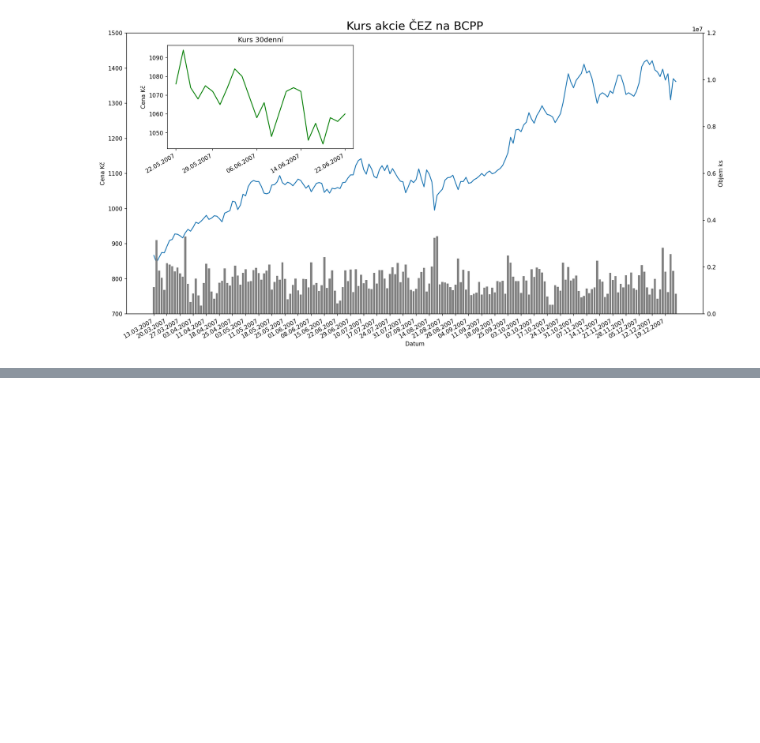
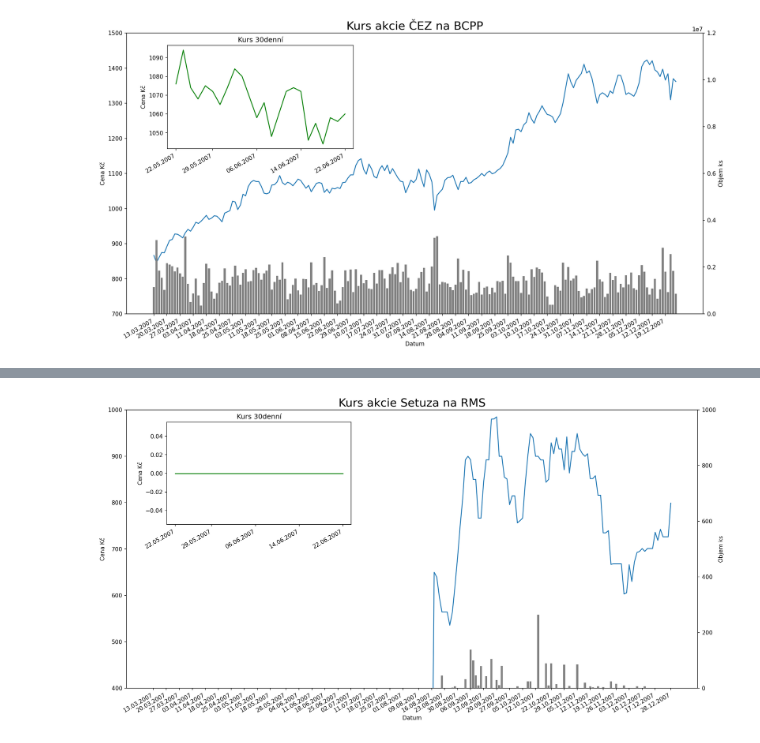
Before and after one commit to knappekl1/Posudek_R1, a Jupyter notebook: Charts_v2.ipynb, the cells around one changed output, grey strips where cells are left out. Cells and saved outputs as stored; diff of their text form; code cells hidden in the pictures; blank space fills up the shorter version.

```diff
--- a/Charts_v2.ipynb
+++ b/Charts_v2.ipynb
@@ -186,0 +301,26 @@ fig.savefig("CEZ_Chart.png", bbox_inches="tight")
+# %%
+fig, ax = plt.subplots(figsize=(18,10),dpi=150)
+ax.set_ylim(400,1000)
+#ax.plot(df2.index,df2["KurzBCPP[Kč]"])
+ax.plot(df2.index,df2["KurzRMS[Kč]"])
+plt.xticks(ind_df2, df2Labels) #(args: position, label)
+fig.autofmt_xdate() #auto format labels
+ax2 = ax.twinx()
+ax2.set_ylim(0,1000)
+ax2.bar(df2.index,df2["PočetRMS[ks]"], color="gray")
+ax.set_xlabel("Datum")
+ax.set_ylabel("Cena Kč")
+ax2.set_ylabel("Objem ks")
+plt.title("Kurs akcie Setuza na RMS",fontsize=20)
+ax3 = fig.add_axes([0.18,0.60,0.25, 0.25])
+ax3.plot(df2_small.index, np.zeros(24), color="green")
+plt.xticks(ind_df2_small, df2_smallLabels) #(args: position, label)
+fig.autofmt_xdate() #auto format labels
+ax3.set_ylabel("Cena Kč")
+ax3.set_title("Kurs 30denní")
+plt.setp(ax3.get_xticklabels(), rotation=30, horizontalalignment='right')
+#plt.tight_layout()
+plt.show()
+#fig.savefig("SETUZA_Chart_RMS.png", bbox_inches="tight")
+# %% [output]
+[figure, added]
```
Also changed, not shown: parts of 27 cells of this notebook.
